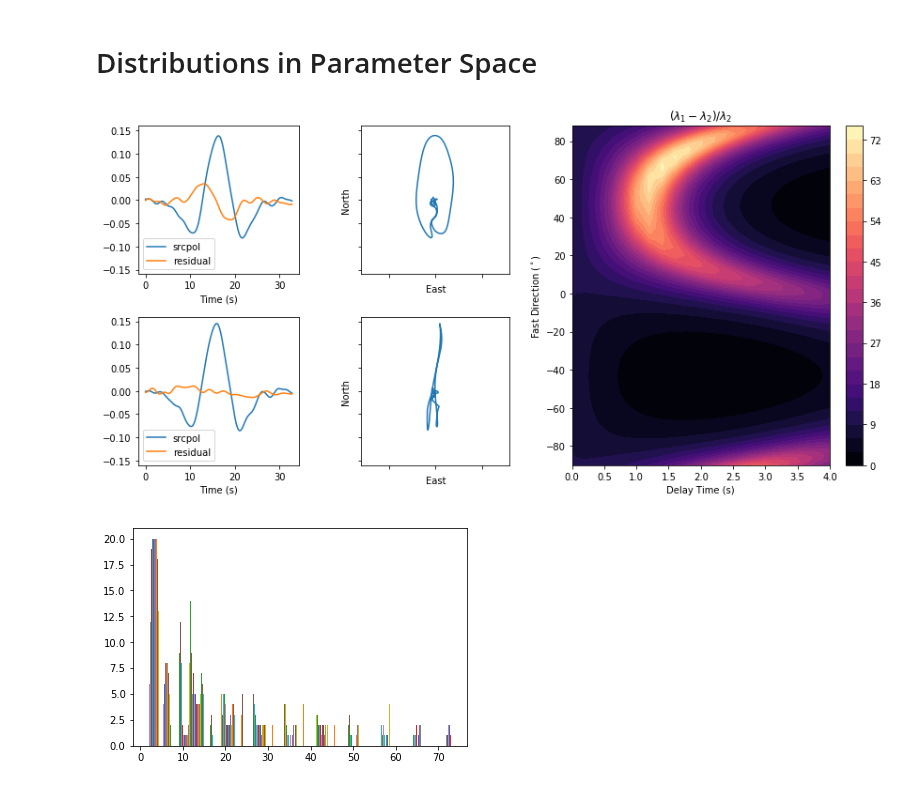
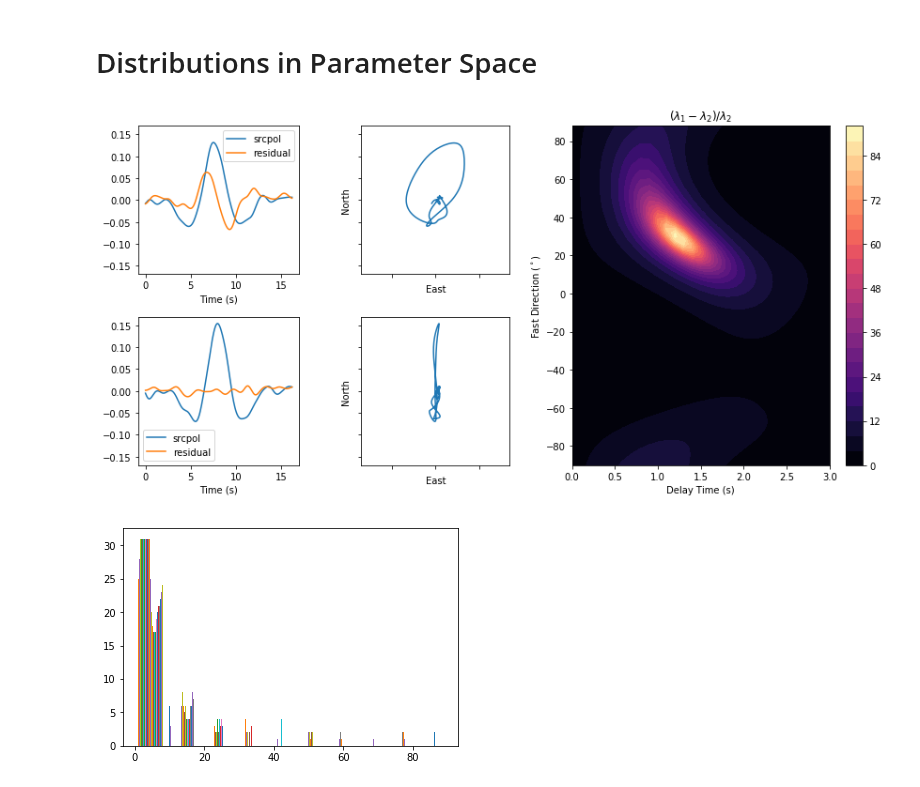
Before and after one commit to JackWalpole/splitwavepy, a Jupyter notebook: devel/Error_Analysis.ipynb, the cells around one changed output. Saved outputs shown, nothing was run; the diff lists cells and outputs as text; code cells hidden in the pictures.

```diff
--- a/devel/Error_Analysis.ipynb
+++ b/devel/Error_Analysis.ipynb
@@ -69,10 +72,10 @@ bs.listM[0].fastprofile().sum()
 # %% [markdown]
 # Distributions in Parameter Space
 # %%
-a = sw.EigenM(noise=0.04,fast=30,lag=1.2,delta=0.1,lags=(4,))
+a = sw.EigenM(noise=0.04,split=(30,1.2),delta=0.05,lags=(3,))
 a.plot()
 # %% [output]
-[figure, old version]
+[figure, new version]
 # %%
 
 # # lam1
@@ -84,7 +87,7 @@ a.plot()
 # plt.show()
 
 # lam1 / lam2
-plt.hist(a.lam1/a.lam2)
+plt.hist((a.lam1-a.lam2)/a.lam2)
 plt.show()
 # %% [output]
-[figure, old version]
+[figure, new version]
```
Also changed, not shown: parts of 11 cells of this notebook, 5 other files.
